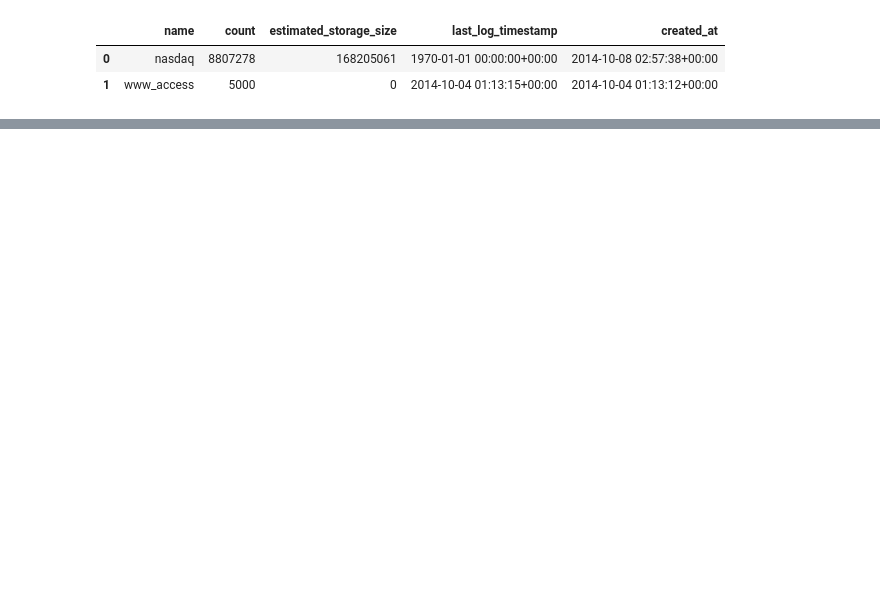
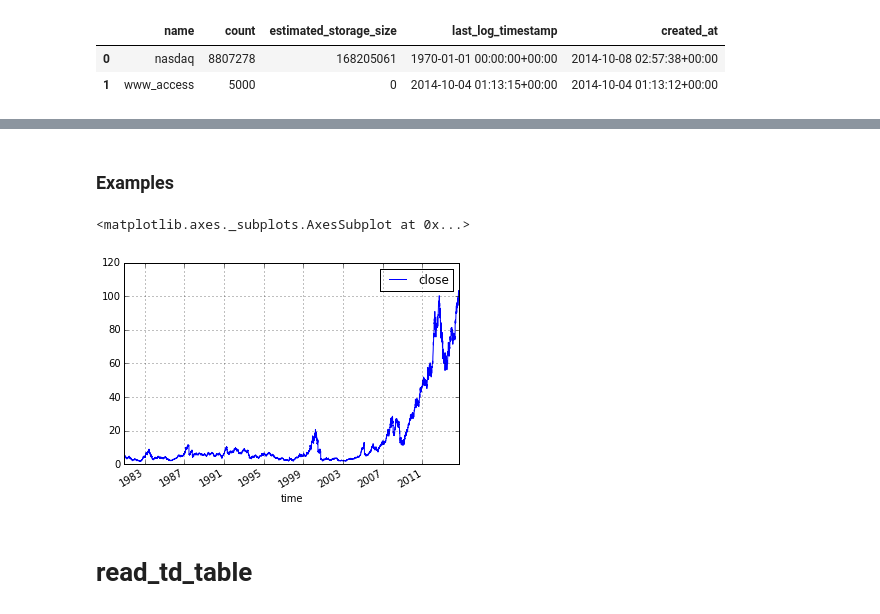
Before and after one commit to treasure-data/pandas-td, a Jupyter notebook: doc/tutorial.ipynb, the cells around one changed output, grey strips where cells are left out. Cells and saved outputs as stored; diff of their text form; code cells hidden in the pictures; blank space fills up the shorter version.

```diff
--- a/doc/tutorial.ipynb
+++ b/doc/tutorial.ipynb
@@ -68,0 +93,14 @@ read_td('select * from tutorial.tut1', presto)
+# %% [markdown]
+### Examples
+# %%
+# Convert "time" to a time series index
+df = td.read_td_query("select time, close from nasdaq where symbol='AAPL'",
+                      presto,
+                      index_col='time',
+                      parse_dates={'time': 's'})
+df.plot()
+# %% [output]
+<matplotlib.axes._subplots.AxesSubplot at 0x...>
+[figure, added]
+# %% [markdown]
+# read_td_table
```
Also changed, not shown: parts of 29 cells of this notebook.
